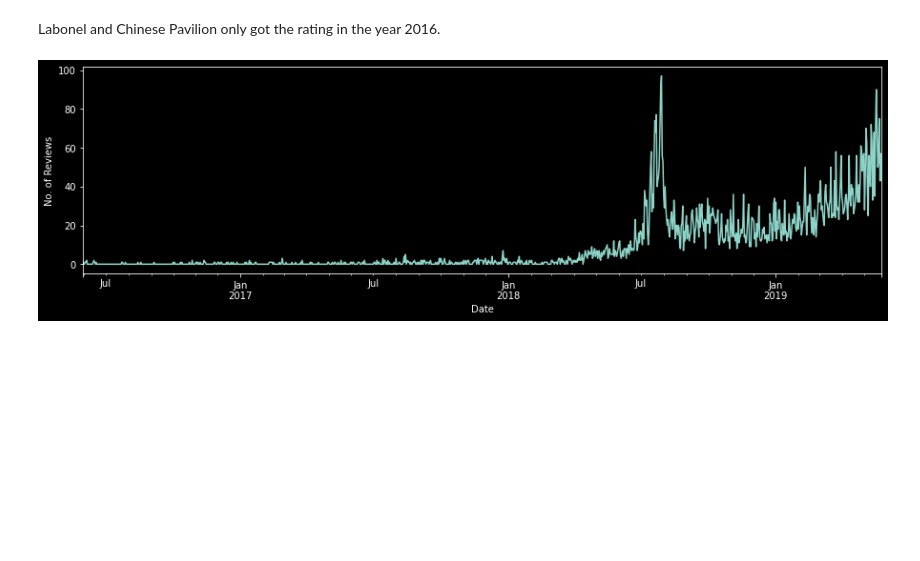
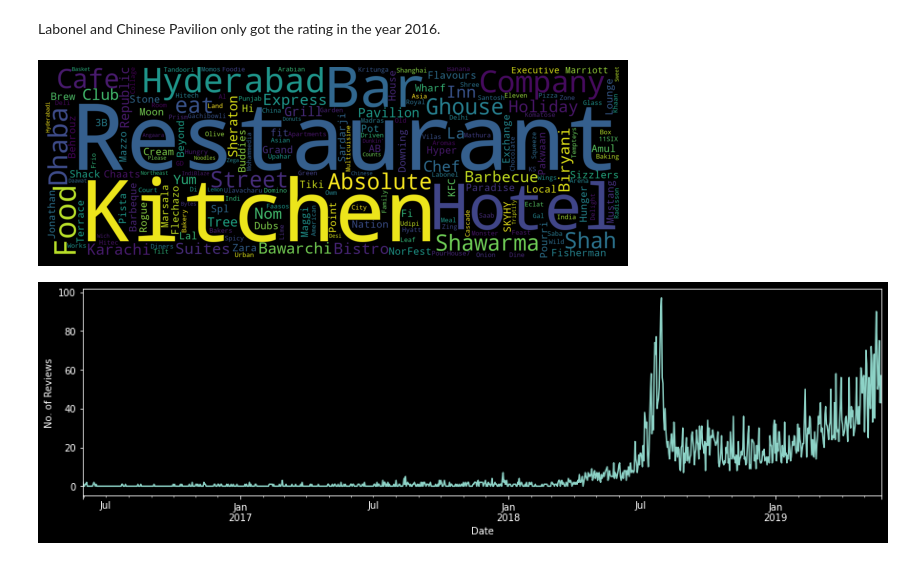
Before and after one commit to toupasana/Unsupervised-ML, a Jupyter notebook: Copy_of_ZOMATO_RESTAURANT_CLUSTERING_AND_SENTIMENT_ANALYSIS.ipynb, the cells around one changed output. Saved outputs shown, nothing was run; the diff lists cells and outputs as text; code cells hidden in the pictures; blank space fills up the shorter version.

```diff
--- a/Copy_of_ZOMATO_RESTAURANT_CLUSTERING_AND_SENTIMENT_ANALYSIS.ipynb
+++ b/Copy_of_ZOMATO_RESTAURANT_CLUSTERING_AND_SENTIMENT_ANALYSIS.ipynb
@@ -450,6 +451,21 @@ twenty_sixteen
 | 36 | Chinese Pavilion | 2016.0 | 3.961538 |
 # %% [markdown]
 Labonel and Chinese Pavilion only got the rating in the year 2016.
+# %%
+#Creating a word cloud with the restaurant names
+rests=restaurant.Name.unique()
+rest_str=''
+for i in rests:
+    rest_str=rest_str+i+' '
+wordcloud = WordCloud(width = 1500, height = 500,
+                background_color ='black',
+                min_font_size = 10).generate(rest_str)
+plt.figure(figsize = (8, 8), facecolor = None)
+plt.imshow(wordcloud)
+plt.axis("off")
+plt.tight_layout(pad = 0)
+# %% [output]
+[figure, added]
 # %%
 plt.figure(figsize=(15, 4))
 review.resample('1D',on='Time')['Reviews'].size().plot.line()
```
Also changed, not shown: parts of 35 cells of this notebook.
